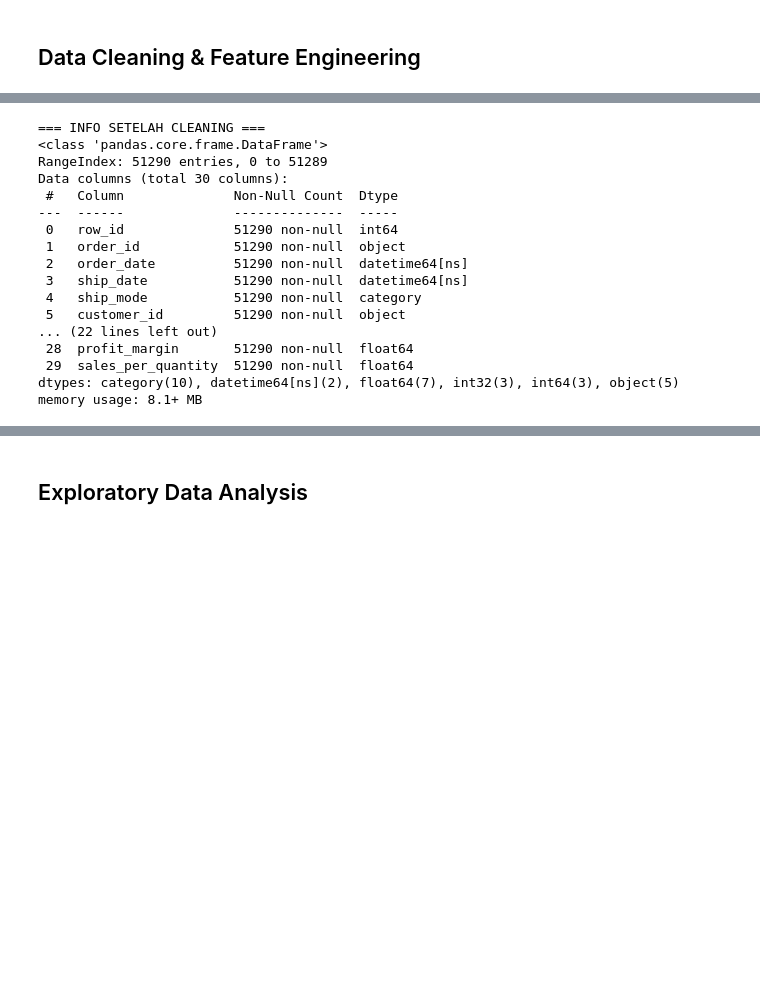
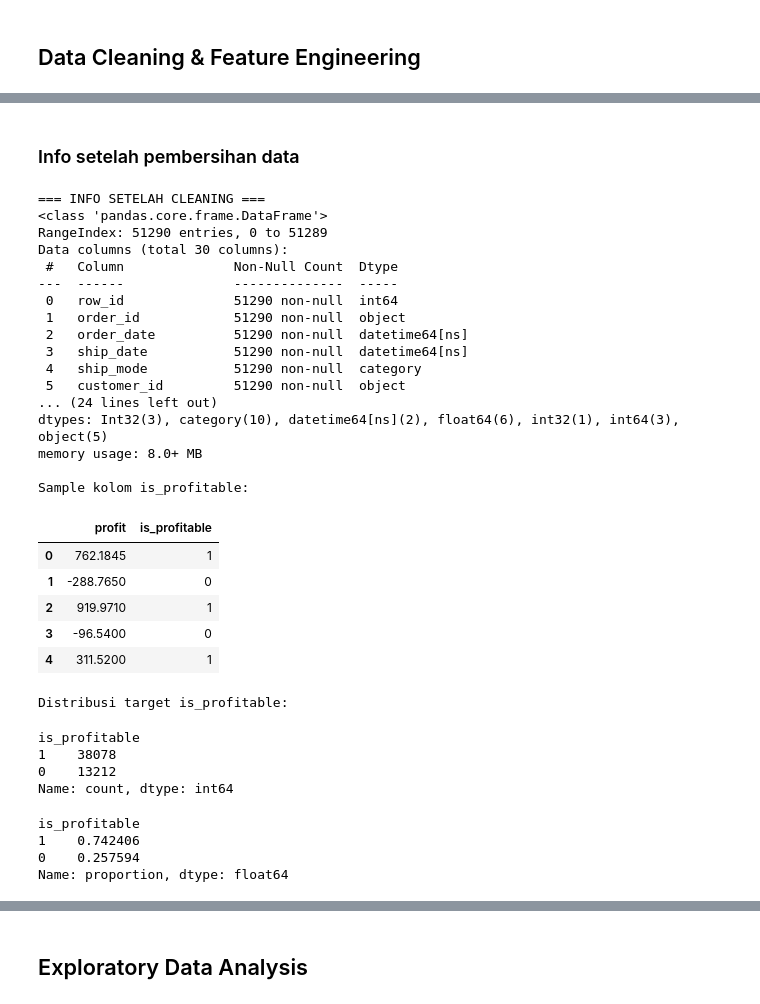
Before and after one commit to xmriz/tubes-if5100-global-superstore, a Jupyter notebook: notebooks/01_data_prep_eda_viz.ipynb, the cells around one changed output, grey strips where cells are left out. Cells and saved outputs as stored; diff of their text form; code cells hidden in the pictures; blank space fills up the shorter version.

```diff
--- a/notebooks/01_data_prep_eda_viz.ipynb
+++ b/notebooks/01_data_prep_eda_viz.ipynb
@@ -176,27 +184,51 @@ Shape setelah cleaning: (51290, 30)
 | 2 | 25330 | IN-2013-71249 | 2013-10-17 | 2013-10-18 | First Class | CR-12730 | Craig Reiter | Consumer | Brisbane | ... |
 | 3 | 13524 | ES-2013-1579342 | 2013-01-28 | 2013-01-30 | First Class | KM-16375 | Katherine Murray | Home Office | Berlin | ... |
 | 4 | 47221 | SG-2013-4320 | 2013-11-05 | 2013-11-06 | Same Day | RH-9495 | Rick Hansen | Consumer | Dakar | ... |
+# %% [markdown]
+### Info setelah pembersihan data
 # %%
 print("=== INFO SETELAH CLEANING ===")
 df_clean.info()
+
+print("\nSample kolom is_profitable:")
+display(df_clean[["profit", "is_profitable"]].head())
+
+print("\nDistribusi target is_profitable:")
+display(df_clean["is_profitable"].value_counts())
+display(df_clean["is_profitable"].value_counts(normalize=True))
 # %% [output]
 === INFO SETELAH CLEANING ===
 <class 'pandas.core.frame.DataFrame'>
 RangeIndex: 51290 entries, 0 to 51289
 Data columns (total 30 columns):
  #   Column              Non-Null Count  Dtype
 ---  ------              --------------  -----
  0   row_id              51290 non-null  int64
  1   order_id            51290 non-null  object
  2   order_date          51290 non-null  datetime64[ns]
  3   ship_date           51290 non-null  datetime64[ns]
  4   ship_mode           51290 non-null  category
  5   customer_id         51290 non-null  object
-... (22 lines left out)
- 28  profit_margin       51290 non-null  float64
- 29  sales_per_quantity  51290 non-null  float64
-dtypes: category(10), datetime64[ns](2), float64(7), int32(3), int64(3), object(5)
-memory usage: 8.1+ MB
+... (24 lines left out)
+dtypes: Int32(3), category(10), datetime64[ns](2), float64(6), int32(1), int64(3), object(5)
+memory usage: 8.0+ MB
+
+Sample kolom is_profitable:
+|  | profit | is_profitable |
+| 0 | 762.1845 | 1 |
+| 1 | -288.7650 | 0 |
+| 2 | 919.9710 | 1 |
+| 3 | -96.5400 | 0 |
+| 4 | 311.5200 | 1 |
+Distribusi target is_profitable:
+is_profitable
+1    38078
+0    13212
+Name: count, dtype: int64
+is_profitable
+1    0.742406
+0    0.257594
+Name: proportion, dtype: float64
 # %%
 save_clean_data(df_clean, CLEAN_PATH)
 # %% [output]
```
Also changed, not shown: parts of 17 cells of this notebook, 8 other files.
